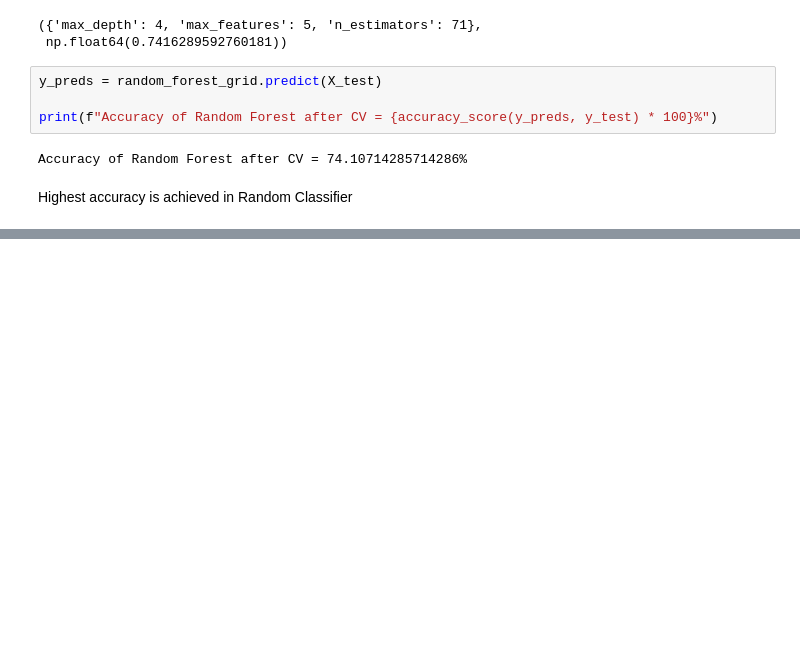
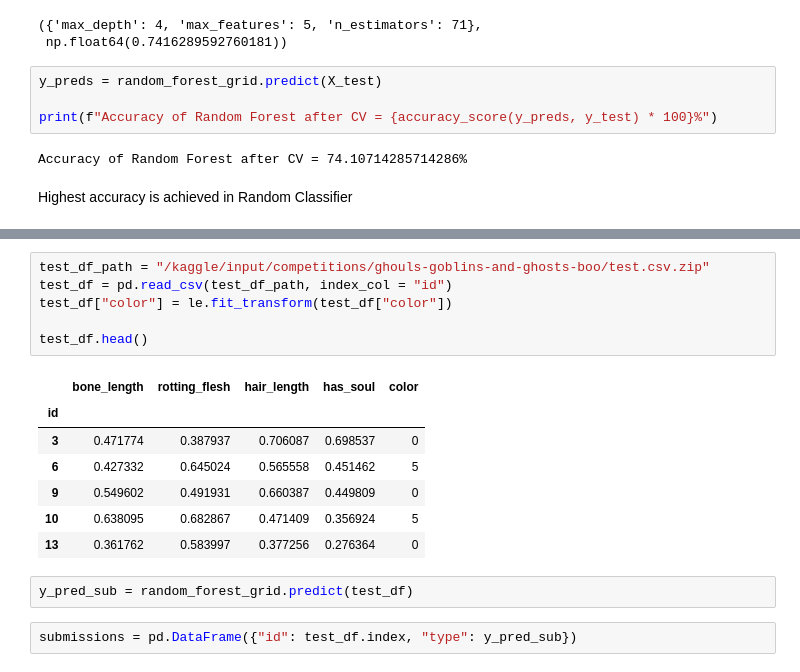
Before and after one commit to Sam-2503/Ghosts-Classifier, a Jupyter notebook: notebook.ipynb, the cells around one changed output, grey strips where cells are left out. Cells and saved outputs as stored; diff of their text form; blank space fills up the shorter version.

Commit message:
Kaggle Notebook | Ghosts Classifier | Version 12

```diff
--- a/notebook.ipynb
+++ b/notebook.ipynb
@@ -210,0 +223,18 @@ Highest accuracy is achieved in Random Classifier
+# %%
+test_df_path = "/kaggle/input/competitions/ghouls-goblins-and-ghosts-boo/test.csv.zip"
+test_df = pd.read_csv(test_df_path, index_col = "id")
+test_df["color"] = le.fit_transform(test_df["color"])
+
+test_df.head()
+# %% [output]
+|  | bone_length | rotting_flesh | hair_length | has_soul | color |
+| id |  |  |  |  |  |
+| 3 | 0.471774 | 0.387937 | 0.706087 | 0.698537 | 0 |
+| 6 | 0.427332 | 0.645024 | 0.565558 | 0.451462 | 5 |
+| 9 | 0.549602 | 0.491931 | 0.660387 | 0.449809 | 0 |
+| 10 | 0.638095 | 0.682867 | 0.471409 | 0.356924 | 5 |
+| 13 | 0.361762 | 0.583997 | 0.377256 | 0.276364 | 0 |
+# %%
+y_pred_sub = random_forest_grid.predict(test_df)
+# %%
+submissions = pd.DataFrame({"id": test_df.index, "type": y_pred_sub})
```
Also changed, not shown: parts of 6 cells of this notebook.
